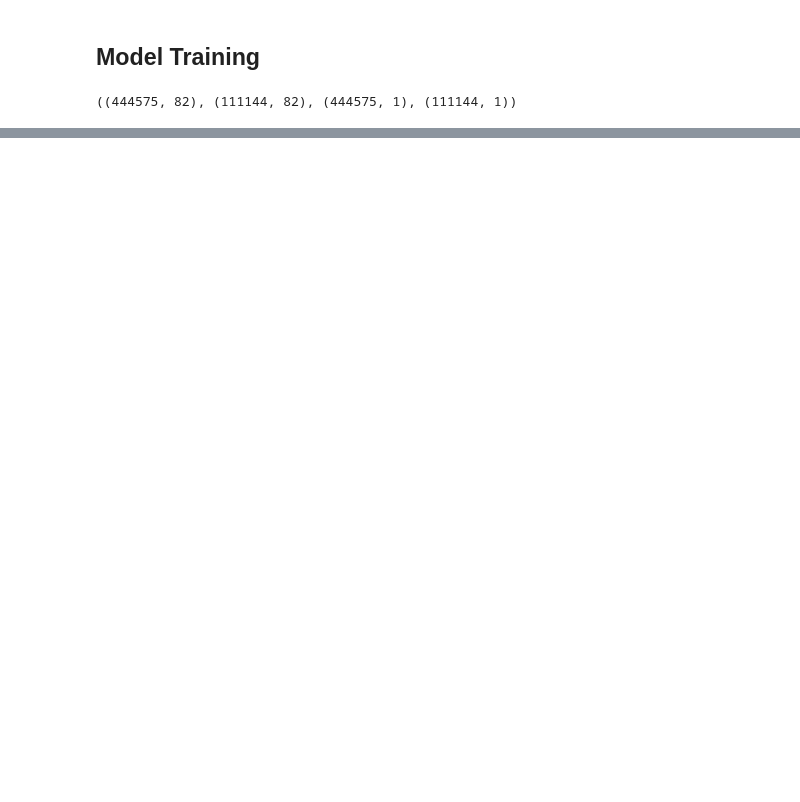
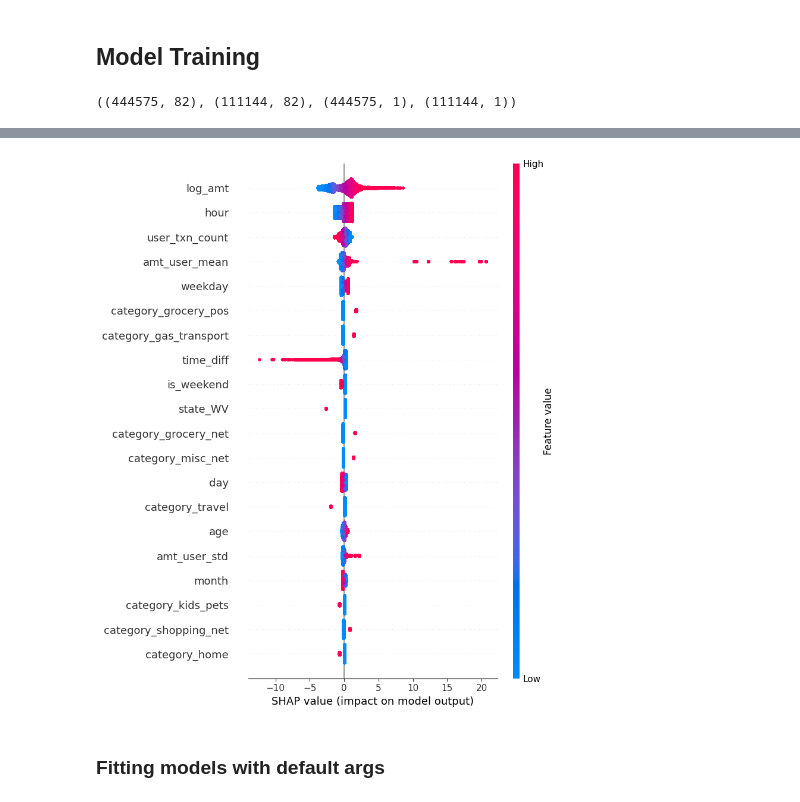
Before and after one commit to Shubham-S151/End-to-End-MLOps-Pipeline, a Jupyter notebook: notebooks/Credit_Card_Fraud_Data/7_Model_Training.ipynb, the cells around one changed output, grey strips where cells are left out. Drawn from its saved outputs; the diff is of its cells as text; code cells hidden in the pictures; blank space fills up the shorter version.

Commit message:
feature importance

```diff
--- a/notebooks/Credit_Card_Fraud_Data/7_Model_Training.ipynb
+++ b/notebooks/Credit_Card_Fraud_Data/7_Model_Training.ipynb
@@ -161,0 +180,11 @@ Recall : 0.19705882352941176
+# %%
+import shap
+
+explainer = shap.Explainer(model_log, x_train)
+shap_values = explainer(x_train)
+
+shap.summary_plot(shap_values, x_train)
+# %% [output]
+[figure, added]
+# %% [markdown]
+### Fitting models with default args
```
Also changed, not shown: parts of 12 cells of this notebook, 1 other file.
